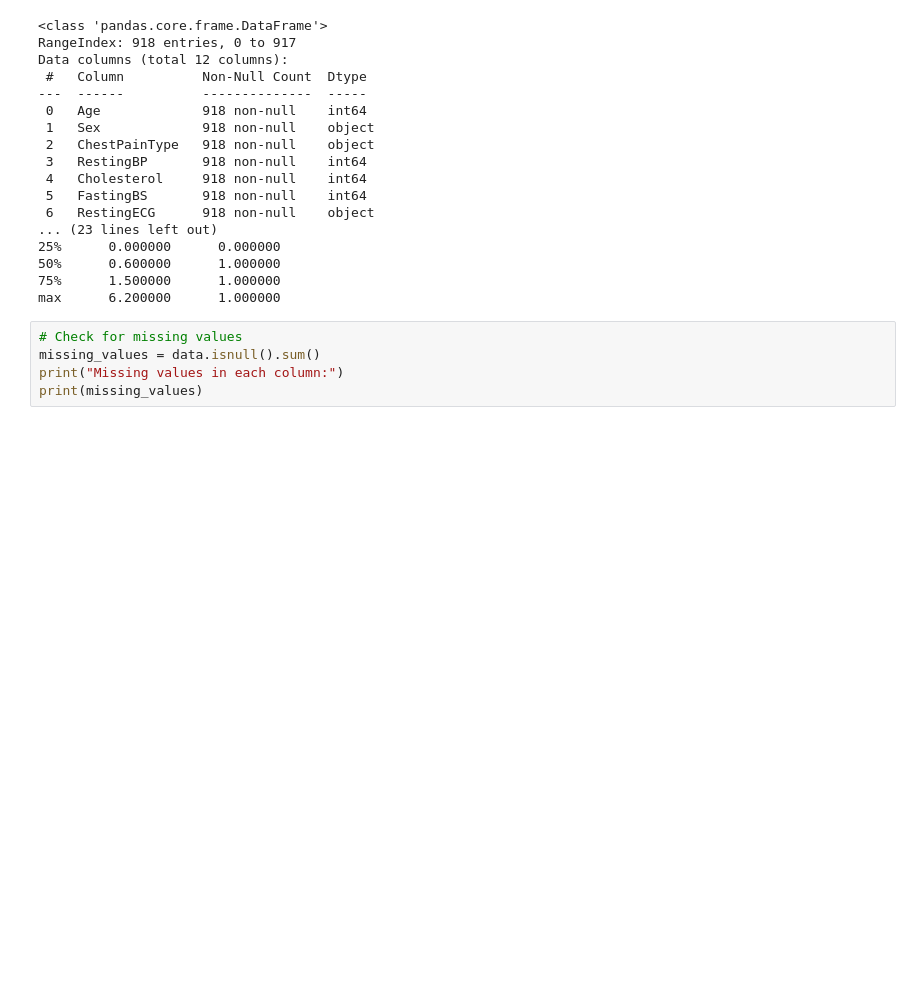
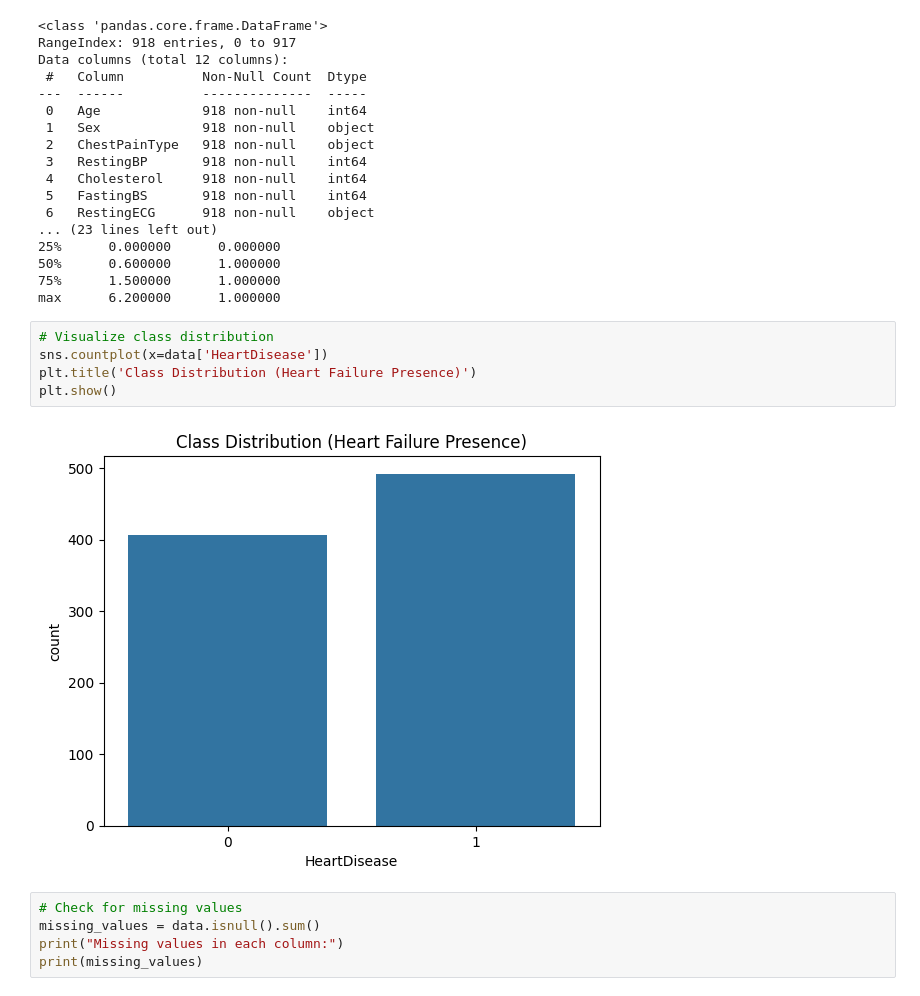
Before and after one commit to mstafahasan/Heart-Failure-Prediction_MLProject, a Jupyter notebook: milestone1_Machine_learning_project.ipynb, the cells around one changed output. Cells and saved outputs as stored; diff of their text form; blank space fills up the shorter version.

```diff
--- a/milestone1_Machine_learning_project.ipynb
+++ b/milestone1_Machine_learning_project.ipynb
@@ -56,6 +56,13 @@ Data columns (total 12 columns):
 50%      0.600000      1.000000
 75%      1.500000      1.000000
 max      6.200000      1.000000
+# %%
+# Visualize class distribution
+sns.countplot(x=data['HeartDisease'])
+plt.title('Class Distribution (Heart Failure Presence)')
+plt.show()
+# %% [output]
+[figure, added]
 # %%
 # Check for missing values
 missing_values = data.isnull().sum()
```
Also changed, not shown: parts of 5 cells of this notebook, 1 other file.
